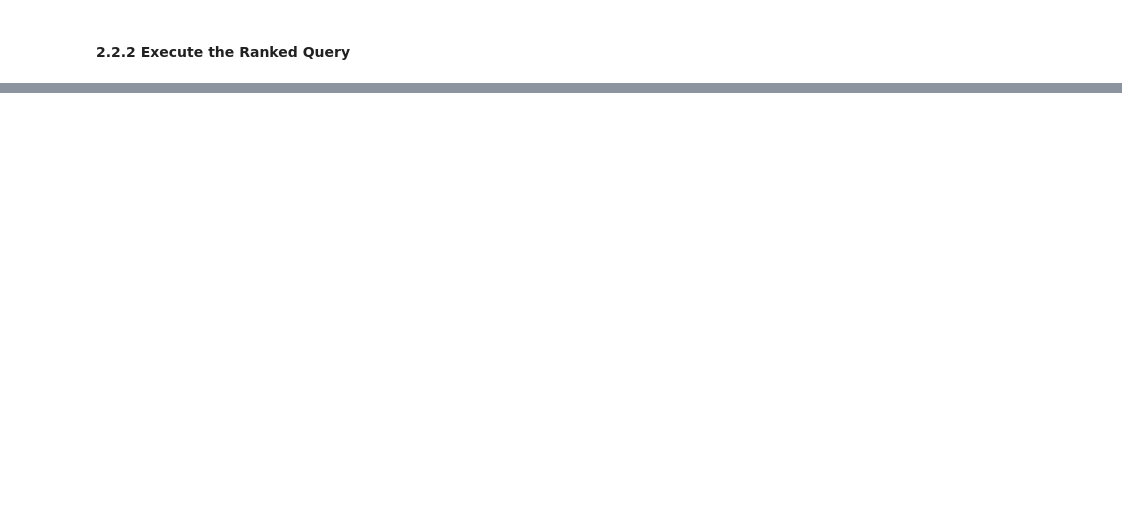
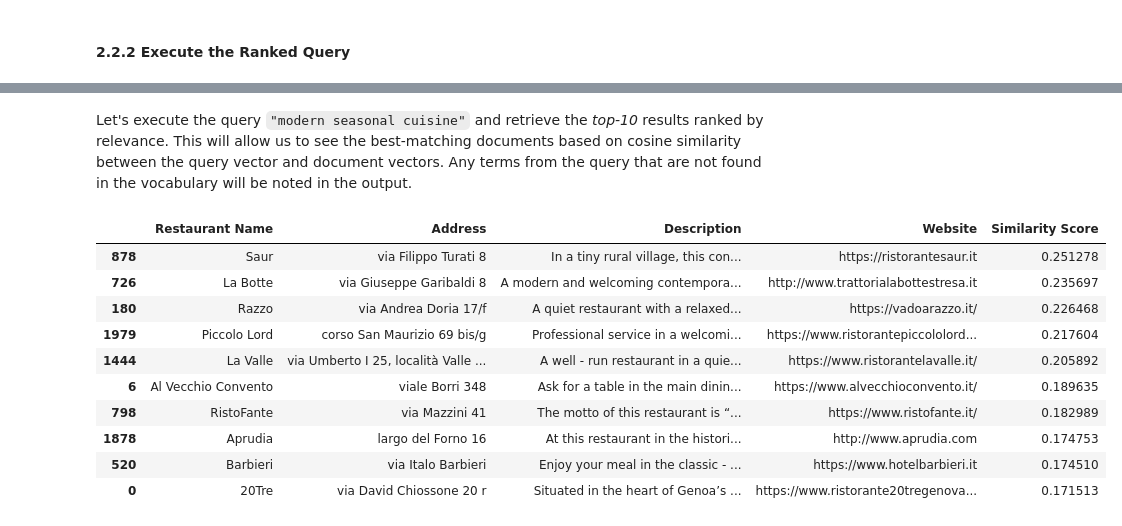
Before and after one commit to cycileo/ADM-HW3, a Jupyter notebook: main.ipynb, the cells around one changed output, grey strips where cells are left out. Saved outputs shown, nothing was run; the diff lists cells and outputs as text; code cells hidden in the pictures; blank space fills up the shorter version.

```diff
--- a/main.ipynb
+++ b/main.ipynb
@@ -188,6 +264,11 @@ Loading existing vocabulary file.
 # %%
-from search_engine import create_inverted_index
-inverted_index = create_inverted_index(df['processedDescription'], vocabulary_df)
+# Import the get_inverted_index function from the search_engine module
+from search_engine import get_inverted_index
+
+# Generate the inverted index using the processed descriptions and the descriptions vocabulary DataFrame
+inverted_index = get_inverted_index(df['processedDescription'], descriptions_vocabulary_df)
+
+# Iterate through the first 10 terms in the inverted index and print their corresponding document IDs
 for idx, (term, docs) in enumerate(inverted_index.items()):
     if idx < 10:
         print(f"Term ID: {term}, Document IDs: {docs}")
@@ -248,7 +410,11 @@ subset_df
 # %%
-from search_engine import create_tfIdf_inverted_index
-tfIdf_inverted_index = create_tfIdf_inverted_index(inverted_index, vocabulary_df, df['processedDescription'])
-# Print the first 10 key-value couples
+# Importing the get_tfIdf_inverted_index function from the search_engine module
+from search_engine import get_tfIdf_inverted_index
+
+# Create the TF-IDF inverted index dictionary using the inverted index, vocabulary, and processed descriptions
+tfIdf_inverted_index = get_tfIdf_inverted_index(inverted_index, descriptions_vocabulary_df, df['processedDescription'])
+
+# Print the first 10 key-value pairs from the TF-IDF inverted index dictionary
 for idx, (term, docs) in enumerate(tfIdf_inverted_index.items()):
     if idx < 10:
         print(f"Term ID: {term}, List of (Doc ID, tf-idf score) pairs: {docs}")
@@ -342,0 +497,54 @@ RRRRUUU
+# %% [markdown]
+Let's execute the query `"modern seasonal cuisine"` and retrieve the *top-10* results ranked by relevance. This will allow us to see the best-matching documents based on cosine similarity between the query vector and document vectors. Any terms from the query that are not found in the vocabulary will be noted in the output.
+# %%
+# Import the function for executing a ranked query based on TF-IDF scores
+from search_engine import execute_ranked_query
+
+# Execute the ranked query with the search terms "cuisine modern seasonal"
+# The function returns the ranked query result (documents and their similarity scores) and any terms not found in the vocabulary
+ranked_query_result, terms_not_found = execute_ranked_query(
+    "cuisine modern seasonal",  # The query string
+    tfIdf_inverted_index,  # The TF-IDF inverted index (term -> document ID, TF-IDF score pairs)
+    descriptions_vocabulary_df,  # The vocabulary DataFrame (terms and their IDs)
+    df['processedDescription'],  # The processed descriptions of the documents
+    10  # Number of top results to return
+)
+
+# Extract the document IDs from the ranked query result
+ranked_query_result_ids = [doc_id for (doc_id, _) in ranked_query_result]
+
+# Extract the TF-IDF scores from the ranked query result
+ranked_query_result_scores = [tfIdf_score for (_, tfIdf_score) in ranked_query_result]
+
+# Retrieve the restaurant information (name, address, description, and website) based on the document IDs
+ranked_query_result_df = df[['restaurantName', 'address', 'description', 'website']].iloc[ranked_query_result_ids]
+
+# Add the TF-IDF similarity scores as a new column in the DataFrame
+ranked_query_result_df['tfIdf_score'] = ranked_query_result_scores
+
+# Rename the columns to make them more user-friendly for display purposes
+ranked_query_result_df = ranked_query_result_df.rename(columns={
+    'restaurantName': 'Restaurant Name',
+    'address': 'Address',
+    'description': 'Description',
+    'website': 'Website',
+    'tfIdf_score': 'Similarity Score'
+})
+
+# Print any terms from the query that were not found in the vocabulary
+print(terms_not_found)
+
+# Display the DataFrame with the top-ranked results, including the restaurant details and similarity scores
+ranked_query_result_df
+# %% [output]
+|  | Restaurant Name | Address | Description | Website | Similarity Score |
+| 878 | Saur | via Filippo Turati 8 | In a tiny rural village, this con... | https://ristorantesaur.it | 0.251278 |
+| 726 | La Botte | via Giuseppe Garibaldi 8 | A modern and welcoming contempora... | http://www.trattorialabottestresa.it | 0.235697 |
+| 180 | Razzo | via Andrea Doria 17/f | A quiet restaurant with a relaxed... | https://vadoarazzo.it/ | 0.226468 |
+| 1979 | Piccolo Lord | corso San Maurizio 69 bis/g | Professional service in a welcomi... | https://www.ristorantepiccololord... | 0.217604 |
+| 1444 | La Valle | via Umberto I 25, località Valle ... | A well - run restaurant in a quie... | https://www.ristorantelavalle.it/ | 0.205892 |
+| 6 | Al Vecchio Convento | viale Borri 348 | Ask for a table in the main dinin... | https://www.alvecchioconvento.it/ | 0.189635 |
+| 798 | RistoFante | via Mazzini 41 | The motto of this restaurant is “... | https://www.ristofante.it/ | 0.182989 |
+| 1878 | Aprudia | largo del Forno 16 | At this restaurant in the histori... | http://www.aprudia.com | 0.174753 |
+| 520 | Barbieri | via Italo Barbieri | Enjoy your meal in the classic - ... | https://www.hotelbarbieri.it | 0.174510 |
+| 0 | 20Tre | via David Chiossone 20 r | Situated in the heart of Genoa’s ... | https://www.ristorante20tregenova... | 0.171513 |
```
Also changed, not shown: parts of 25 cells of this notebook, 5 other files.
